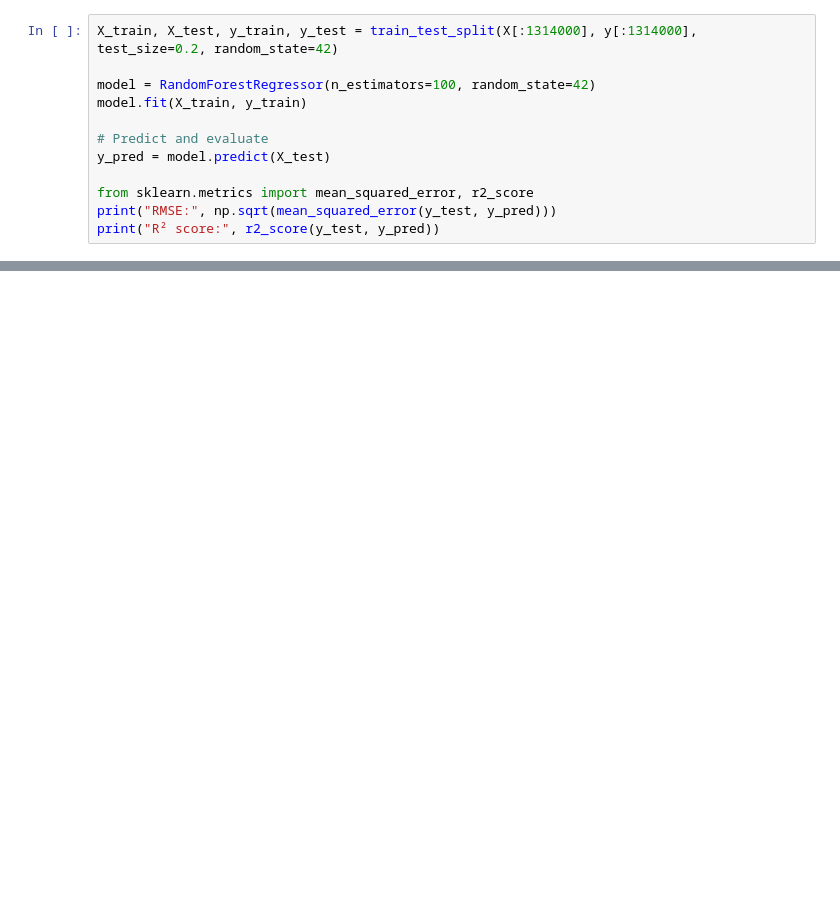
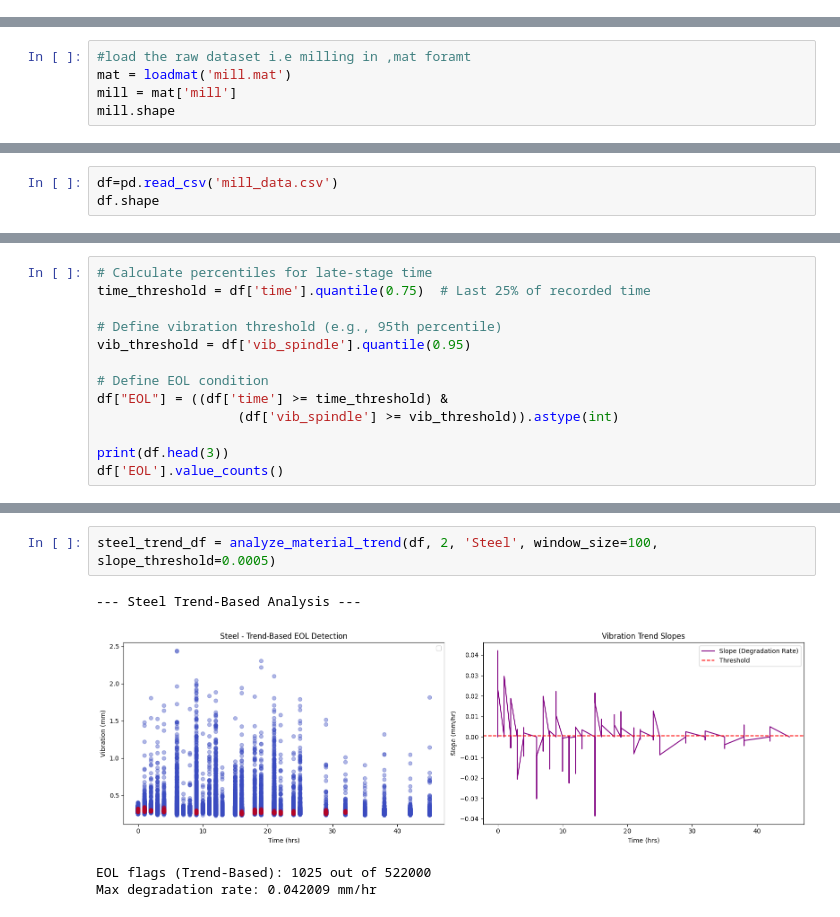
Before and after one commit to acshayjeebhosale/milling_NASA, a Jupyter notebook: Dissertation_project.ipynb, the cells around one changed output, grey strips where cells are left out. Cells and saved outputs as stored; diff of their text form; blank space fills up the shorter version.

```diff
--- a/Dissertation_project.ipynb
+++ b/Dissertation_project.ipynb
@@ -215,12 +0,0 @@ np.int64(1314000)
-# %%
-X_train, X_test, y_train, y_test = train_test_split(X[:1314000], y[:1314000], test_size=0.2, random_state=42)
-
-model = RandomForestRegressor(n_estimators=100, random_state=42)
-model.fit(X_train, y_train)
-
-# Predict and evaluate
-y_pred = model.predict(X_test)
-
-from sklearn.metrics import mean_squared_error, r2_score
-print("RMSE:", np.sqrt(mean_squared_error(y_test, y_pred)))
-print("R² score:", r2_score(y_test, y_pred))
@@ -226,0 +27,5 @@ print("R² score:", r2_score(y_test, y_pred))
+# %%
+#load the raw dataset i.e milling in ,mat foramt
+mat = loadmat('mill.mat')
+mill = mat['mill']
+mill.shape
@@ -226,0 +80,3 @@ print("R² score:", r2_score(y_test, y_pred))
+# %%
+df=pd.read_csv('mill_data.csv')
+df.shape
@@ -226,0 +236,13 @@ print("R² score:", r2_score(y_test, y_pred))
+# %%
+# Calculate percentiles for late-stage time
+time_threshold = df['time'].quantile(0.75)  # Last 25% of recorded time
+
+# Define vibration threshold (e.g., 95th percentile)
+vib_threshold = df['vib_spindle'].quantile(0.95)
+
+# Define EOL condition
+df["EOL"] = ((df['time'] >= time_threshold) &
+                  (df['vib_spindle'] >= vib_threshold)).astype(int)
+
+print(df.head(3))
+df['EOL'].value_counts()
@@ -226,0 +392,7 @@ print("R² score:", r2_score(y_test, y_pred))
+# %%
+steel_trend_df = analyze_material_trend(df, 2, 'Steel', window_size=100, slope_threshold=0.0005)
+# %% [output]
+--- Steel Trend-Based Analysis ---
+[figure, added]
+EOL flags (Trend-Based): 1025 out of 522000
+Max degradation rate: 0.042009 mm/hr
```
Also changed, not shown: parts of 89 cells of this notebook.
